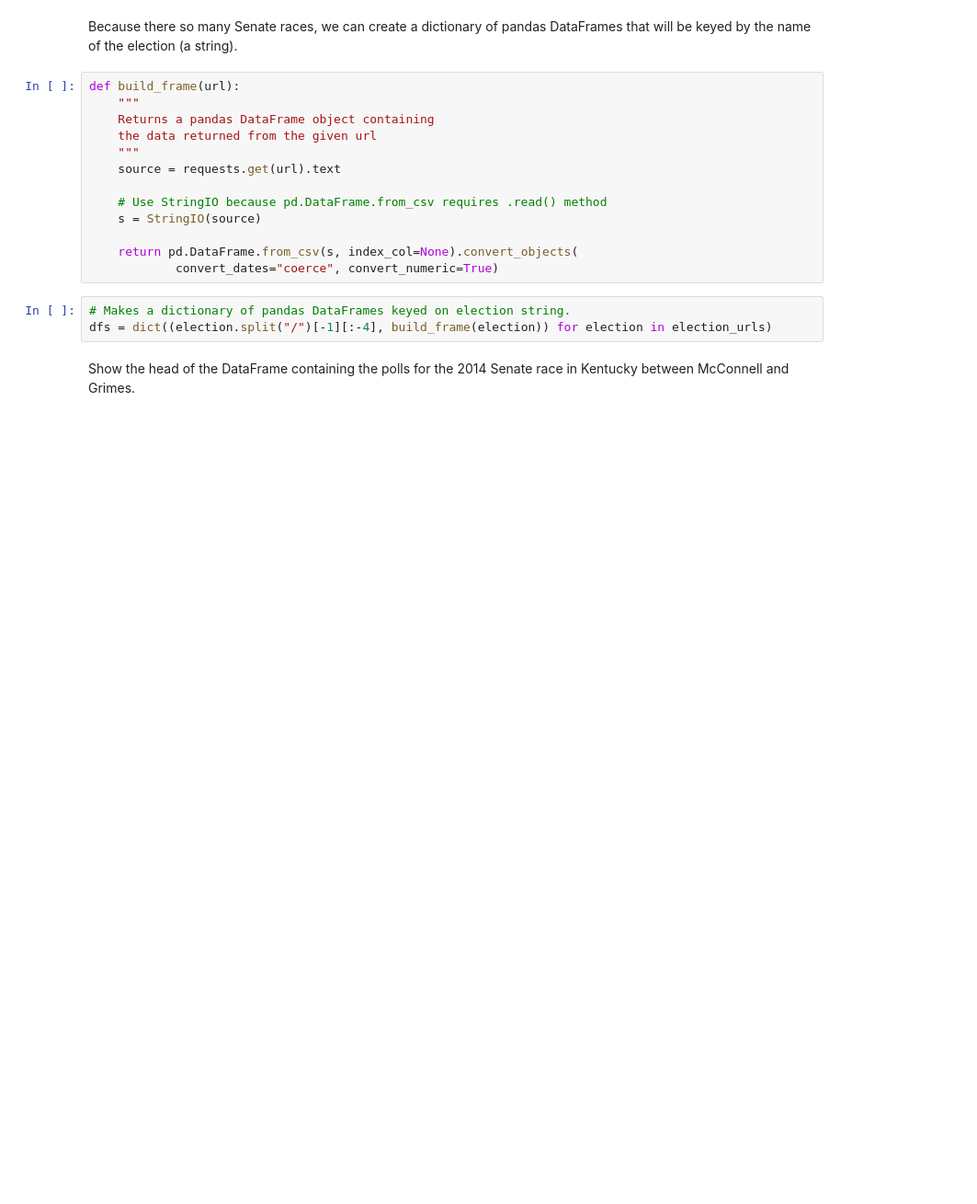
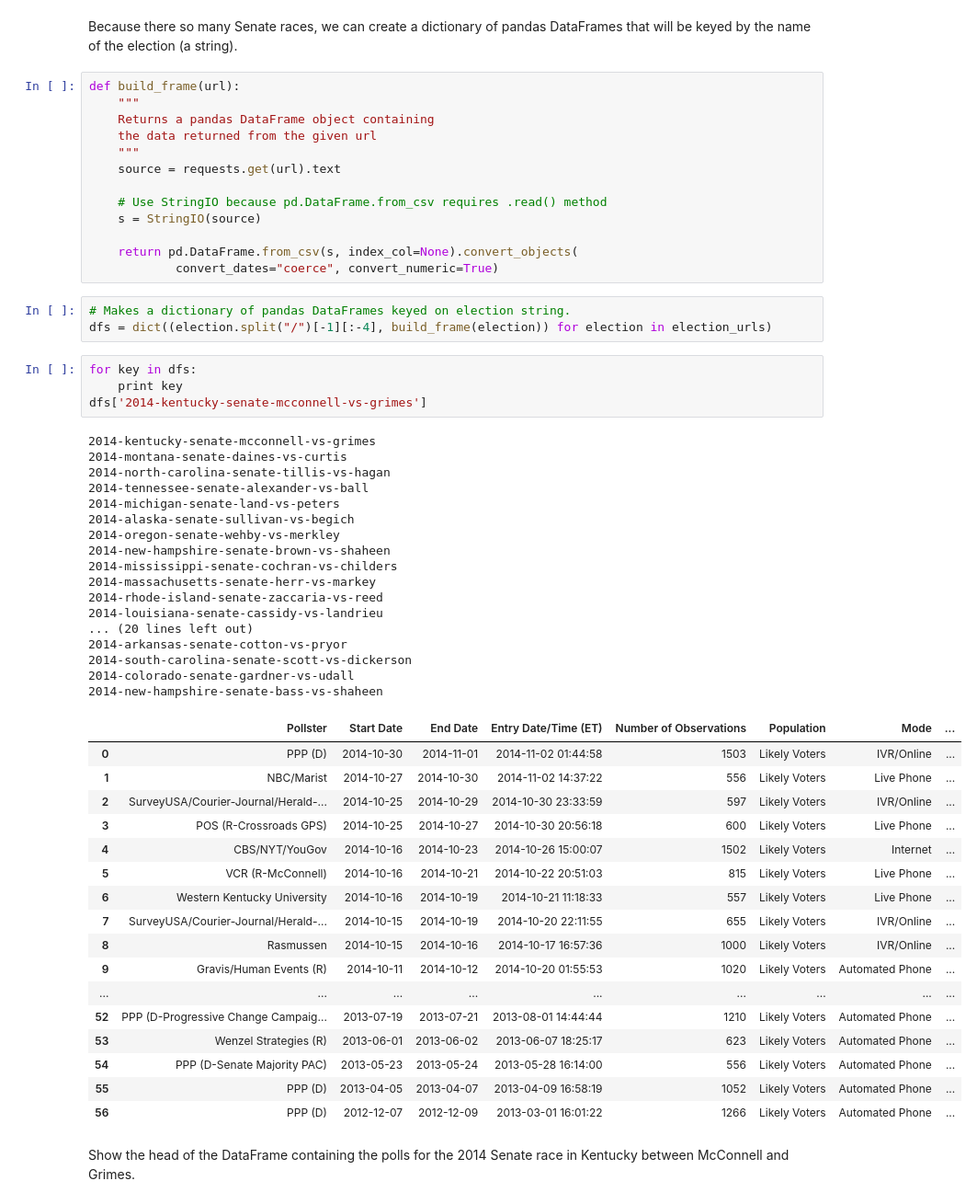
Before and after one commit to mtheartattack/2014, a Jupyter notebook: homework/HW2.ipynb, the cells around one changed output. Shown at 92% size. Cells and saved outputs as stored; diff of their text form; blank space fills up the shorter version.

```diff
--- a/homework/HW2.ipynb
+++ b/homework/HW2.ipynb
@@ -822,6 +915,45 @@ def build_frame(url):
 # %%
 # Makes a dictionary of pandas DataFrames keyed on election string.
 dfs = dict((election.split("/")[-1][:-4], build_frame(election)) for election in election_urls)
+# %%
+for key in dfs:
+    print key
+dfs['2014-kentucky-senate-mcconnell-vs-grimes']
+# %% [output]
+2014-kentucky-senate-mcconnell-vs-grimes
+2014-montana-senate-daines-vs-curtis
+2014-north-carolina-senate-tillis-vs-hagan
+2014-tennessee-senate-alexander-vs-ball
+2014-michigan-senate-land-vs-peters
+2014-alaska-senate-sullivan-vs-begich
+2014-oregon-senate-wehby-vs-merkley
+2014-new-hampshire-senate-brown-vs-shaheen
+2014-mississippi-senate-cochran-vs-childers
+2014-massachusetts-senate-herr-vs-markey
+2014-rhode-island-senate-zaccaria-vs-reed
+2014-louisiana-senate-cassidy-vs-landrieu
+... (20 lines left out)
+2014-arkansas-senate-cotton-vs-pryor
+2014-south-carolina-senate-scott-vs-dickerson
+2014-colorado-senate-gardner-vs-udall
+2014-new-hampshire-senate-bass-vs-shaheen
+|  | Pollster | Start Date | End Date | Entry Date/Time (ET) | Number of Observations | Population | Mode | ... |
+| 0 | PPP (D) | 2014-10-30 | 2014-11-01 | 2014-11-02 01:44:58 | 1503 | Likely Voters | IVR/Online | ... |
+| 1 | NBC/Marist | 2014-10-27 | 2014-10-30 | 2014-11-02 14:37:22 | 556 | Likely Voters | Live Phone | ... |
+| 2 | SurveyUSA/Courier-Journal/Herald-... | 2014-10-25 | 2014-10-29 | 2014-10-30 23:33:59 | 597 | Likely Voters | IVR/Online | ... |
+| 3 | POS (R-Crossroads GPS) | 2014-10-25 | 2014-10-27 | 2014-10-30 20:56:18 | 600 | Likely Voters | Live Phone | ... |
+| 4 | CBS/NYT/YouGov | 2014-10-16 | 2014-10-23 | 2014-10-26 15:00:07 | 1502 | Likely Voters | Internet | ... |
+| 5 | VCR (R-McConnell) | 2014-10-16 | 2014-10-21 | 2014-10-22 20:51:03 | 815 | Likely Voters | Live Phone | ... |
+| 6 | Western Kentucky University | 2014-10-16 | 2014-10-19 | 2014-10-21 11:18:33 | 557 | Likely Voters | Live Phone | ... |
+| 7 | SurveyUSA/Courier-Journal/Herald-... | 2014-10-15 | 2014-10-19 | 2014-10-20 22:11:55 | 655 | Likely Voters | IVR/Online | ... |
+| 8 | Rasmussen | 2014-10-15 | 2014-10-16 | 2014-10-17 16:57:36 | 1000 | Likely Voters | IVR/Online | ... |
+| 9 | Gravis/Human Events (R) | 2014-10-11 | 2014-10-12 | 2014-10-20 01:55:53 | 1020 | Likely Voters | Automated Phone | ... |
+| ... | ... | ... | ... | ... | ... | ... | ... | ... |
+| 52 | PPP (D-Progressive Change Campaig... | 2013-07-19 | 2013-07-21 | 2013-08-01 14:44:44 | 1210 | Likely Voters | Automated Phone | ... |
+| 53 | Wenzel Strategies (R) | 2013-06-01 | 2013-06-02 | 2013-06-07 18:25:17 | 623 | Likely Voters | Automated Phone | ... |
+| 54 | PPP (D-Senate Majority PAC) | 2013-05-23 | 2013-05-24 | 2013-05-28 16:14:00 | 556 | Likely Voters | Automated Phone | ... |
+| 55 | PPP (D) | 2013-04-05 | 2013-04-07 | 2013-04-09 16:58:19 | 1052 | Likely Voters | Automated Phone | ... |
+| 56 | PPP (D) | 2012-12-07 | 2012-12-09 | 2013-03-01 16:01:22 | 1266 | Likely Voters | Automated Phone | ... |
 # %% [markdown]
 Show the head of the DataFrame containing the polls for the 2014 Senate race in Kentucky between McConnell and Grimes.
 # %%
```
Also changed, not shown: parts of 28 cells of this notebook.
